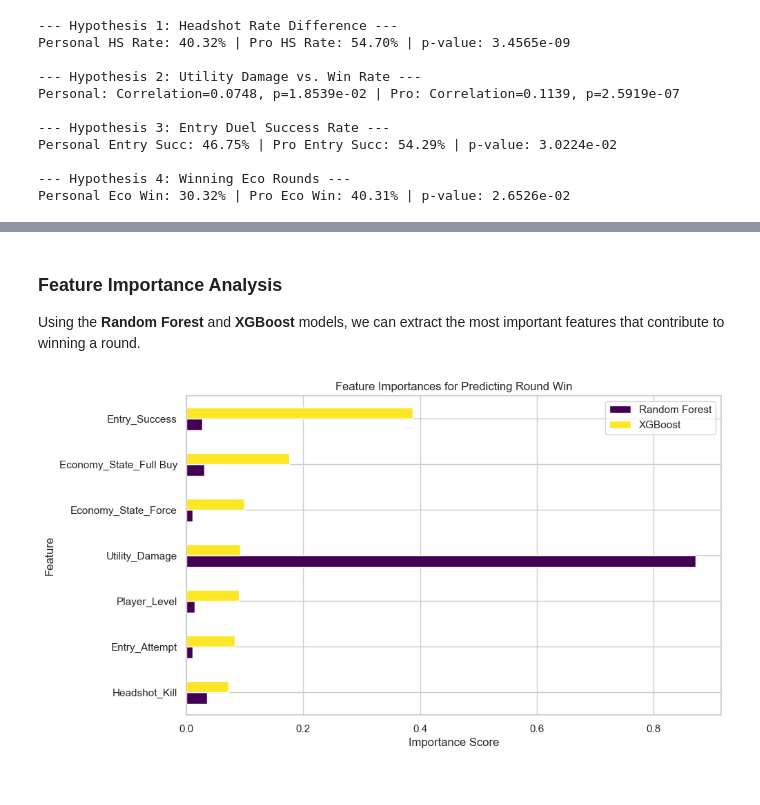
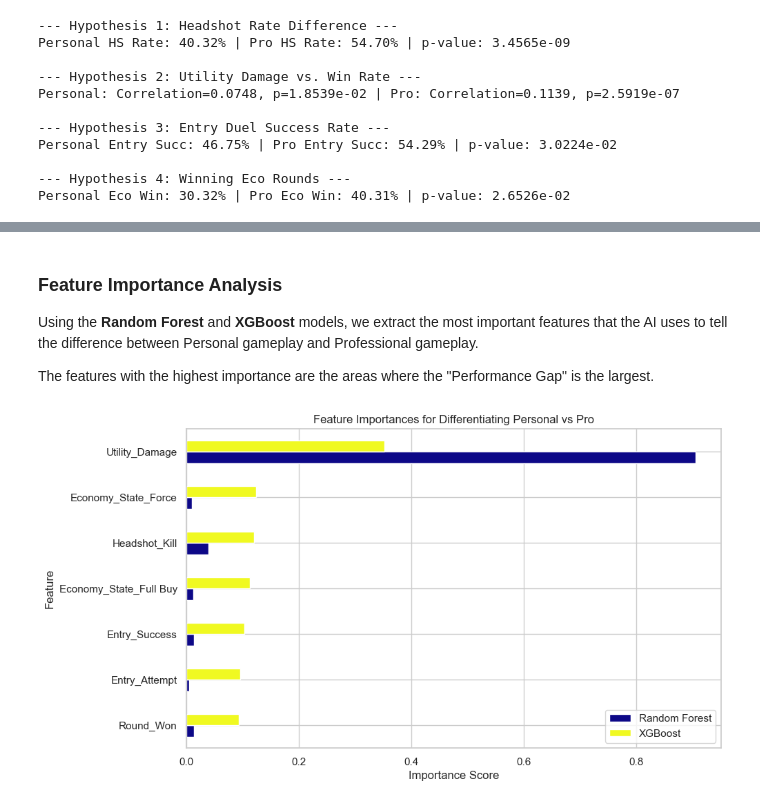
Before and after one commit to mehmetterenn/dsa-project, a Jupyter notebook: dsa210_project.ipynb, the cells around one changed output, grey strips where cells are left out. Drawn from its saved outputs; the diff is of its cells as text; code cells hidden in the pictures.

```diff
--- a/dsa210_project.ipynb
+++ b/dsa210_project.ipynb
@@ -125,13 +128,13 @@ ml_df = ml_df.drop(columns=['Match_ID', 'Round_Num'])
 # One-hot encode Economy_State
 ml_df = pd.get_dummies(ml_df, columns=['Economy_State'], drop_first=True)
 
-# Encode Player_Level (Personal=0, Professional=1)
+# Encode Target: Player_Level (Personal=0, Professional=1)
 le = LabelEncoder()
 ml_df['Player_Level'] = le.fit_transform(ml_df['Player_Level'])
 
 # Define Features (X) and Target (y)
-X = ml_df.drop('Round_Won', axis=1)
-y = ml_df['Round_Won']
+X = ml_df.drop('Player_Level', axis=1)
+y = ml_df['Player_Level']
 
 # Train-Test Split (80% train, 20% test)
 X_train, X_test, y_train, y_test = train_test_split(X, y, test_size=0.2, random_state=42, stratify=y)
@@ -212,26 +215,28 @@ weighted avg       0.53      0.54      0.53       605
 # %% [markdown]
 ### Feature Importance Analysis
-Using the **Random Forest** and **XGBoost** models, we can extract the most important features that contribute to winning a round.
+Using the **Random Forest** and **XGBoost** models, we extract the most important features that the AI uses to tell the difference between Personal gameplay and Professional gameplay.
+
+The features with the highest importance are the areas where the "Performance Gap" is the largest.
 # %%
 rf_model = models['Random Forest']
 xgb_model = models['XGBoost']
 
 # Get importances
 rf_importances = rf_model.feature_importances_
 xgb_importances = xgb_model.feature_importances_
 features = X.columns
 
 importance_df = pd.DataFrame({
     'Feature': features,
     'Random Forest': rf_importances,
     'XGBoost': xgb_importances
 }).set_index('Feature')
 
 # Plot
-importance_df.sort_values('XGBoost', ascending=True).plot(kind='barh', figsize=(10, 6), colormap='viridis')
-plt.title('Feature Importances for Predicting Round Win')
+importance_df.sort_values('XGBoost', ascending=True).plot(kind='barh', figsize=(10, 6), colormap='plasma')
+plt.title('Feature Importances for Differentiating Personal vs Pro')
 plt.xlabel('Importance Score')
 plt.ylabel('Feature')
 plt.show()
 # %% [output]
-[figure, old version]
+[figure, new version]
```
Also changed, not shown: parts of 3 cells of this notebook.
